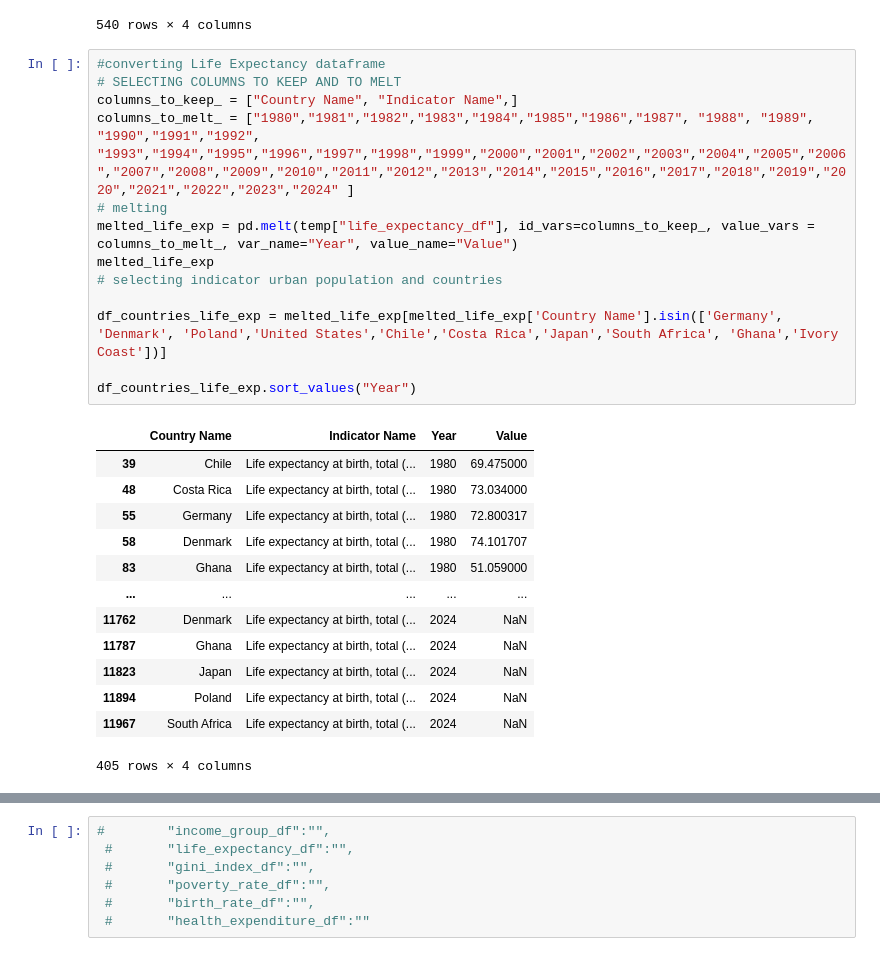
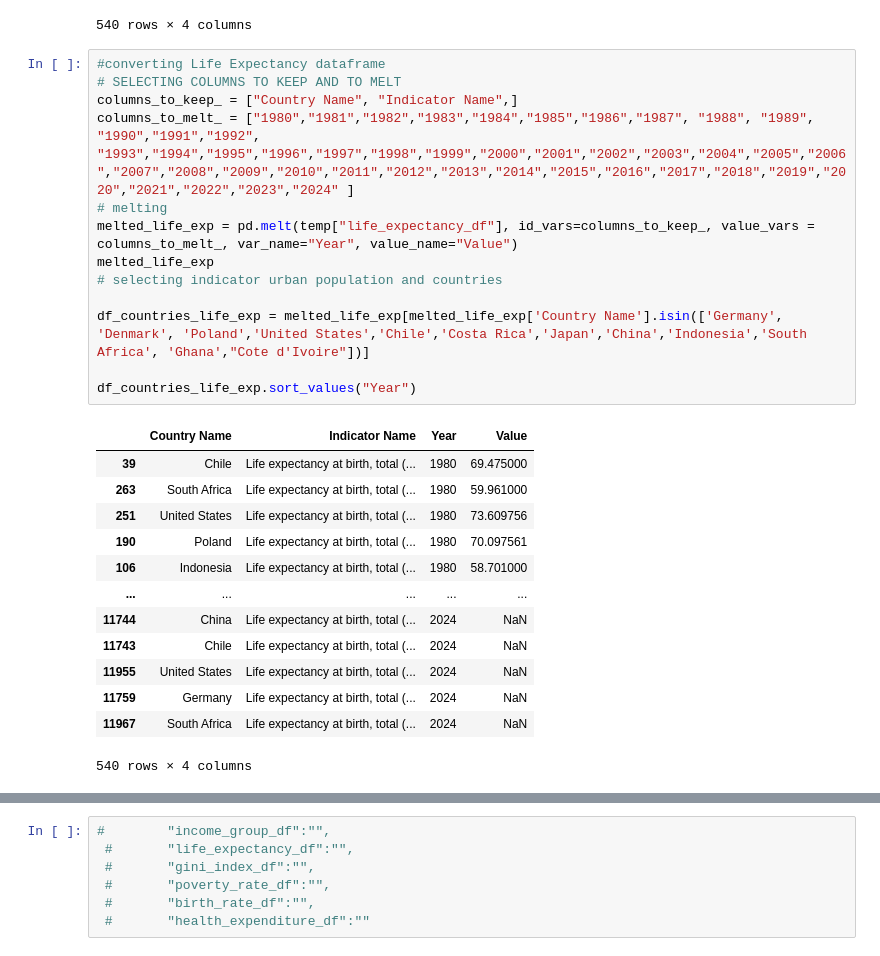
Before and after one commit to MDYCK12/Well-Being-Economics-, a Jupyter notebook: Notebooks/data transformation.ipynb, the cells around one changed output, grey strips where cells are left out. Saved outputs shown, nothing was run; the diff lists cells and outputs as text.

Commit message:
full table new now

```diff
--- a/Notebooks/data transformation.ipynb
+++ b/Notebooks/data transformation.ipynb
@@ -228,30 +228,30 @@ df_countries_ub.sort_values("Year")
 # %%
 #converting Life Expectancy dataframe
 # SELECTING COLUMNS TO KEEP AND TO MELT
 columns_to_keep_ = ["Country Name", "Indicator Name",]
 columns_to_melt_ = ["1980","1981","1982","1983","1984","1985","1986","1987", "1988", "1989", "1990","1991","1992", "1993","1994","1995","1996","1997","1998","1999","2000","2001","2002","2003","2004","2005","2006","2007","2008","2009","2010","2011","2012","2013","2014","2015","2016","2017","2018","2019","2020","2021","2022","2023","2024" ]
 # melting
 melted_life_exp = pd.melt(temp["life_expectancy_df"], id_vars=columns_to_keep_, value_vars = columns_to_melt_, var_name="Year", value_name="Value")
 melted_life_exp
 # selecting indicator urban population and countries
 
-df_countries_life_exp = melted_life_exp[melted_life_exp['Country Name'].isin(['Germany', 'Denmark', 'Poland','United States','Chile','Costa Rica','Japan','South Africa', 'Ghana','Ivory Coast'])]
+df_countries_life_exp = melted_life_exp[melted_life_exp['Country Name'].isin(['Germany', 'Denmark', 'Poland','United States','Chile','Costa Rica','Japan','China','Indonesia','South Africa', 'Ghana',"Cote d'Ivoire"])]
 
 df_countries_life_exp.sort_values("Year")
 # %% [output]
 |  | Country Name | Indicator Name | Year | Value |
 | 39 | Chile | Life expectancy at birth, total (... | 1980 | 69.475000 |
-| 48 | Costa Rica | Life expectancy at birth, total (... | 1980 | 73.034000 |
-| 55 | Germany | Life expectancy at birth, total (... | 1980 | 72.800317 |
-| 58 | Denmark | Life expectancy at birth, total (... | 1980 | 74.101707 |
-| 83 | Ghana | Life expectancy at birth, total (... | 1980 | 51.059000 |
+| 263 | South Africa | Life expectancy at birth, total (... | 1980 | 59.961000 |
+| 251 | United States | Life expectancy at birth, total (... | 1980 | 73.609756 |
+| 190 | Poland | Life expectancy at birth, total (... | 1980 | 70.097561 |
+| 106 | Indonesia | Life expectancy at birth, total (... | 1980 | 58.701000 |
 | ... | ... | ... | ... | ... |
-| 11762 | Denmark | Life expectancy at birth, total (... | 2024 | NaN |
-| 11787 | Ghana | Life expectancy at birth, total (... | 2024 | NaN |
-| 11823 | Japan | Life expectancy at birth, total (... | 2024 | NaN |
-| 11894 | Poland | Life expectancy at birth, total (... | 2024 | NaN |
+| 11744 | China | Life expectancy at birth, total (... | 2024 | NaN |
+| 11743 | Chile | Life expectancy at birth, total (... | 2024 | NaN |
+| 11955 | United States | Life expectancy at birth, total (... | 2024 | NaN |
+| 11759 | Germany | Life expectancy at birth, total (... | 2024 | NaN |
 | 11967 | South Africa | Life expectancy at birth, total (... | 2024 | NaN |
-405 rows × 4 columns
+540 rows × 4 columns
 # %%
 #converting GINI Index dataframe
 # SELECTING COLUMNS TO KEEP AND TO MELT
```
Also changed, not shown: parts of 4 cells of this notebook, 1 other file.
